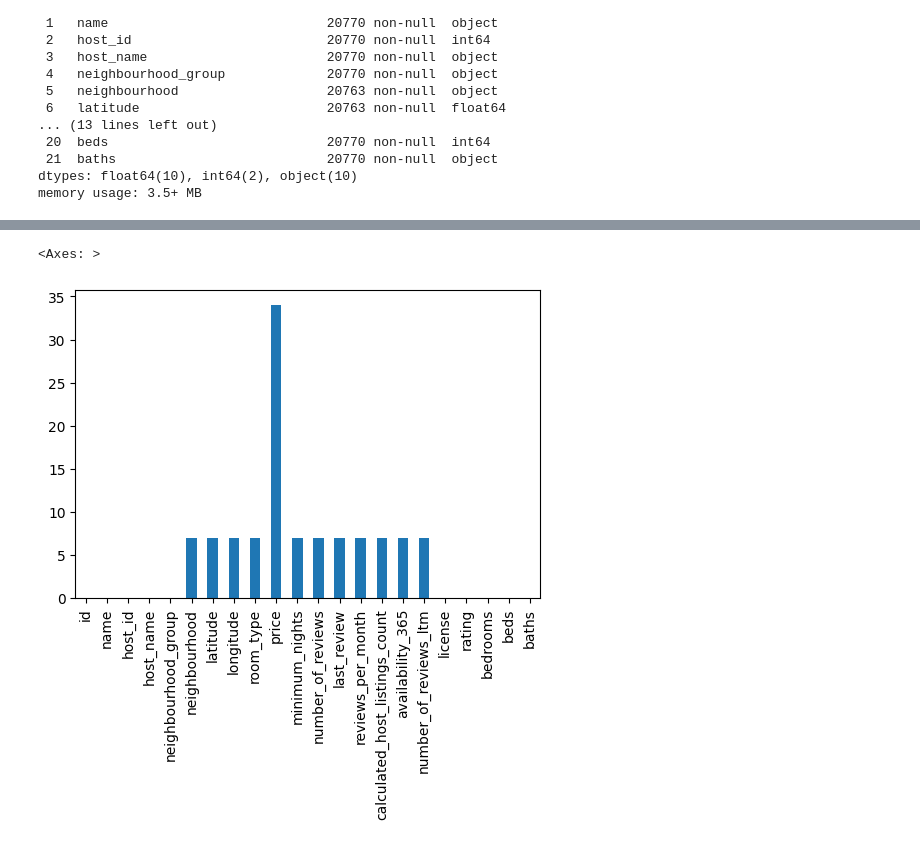
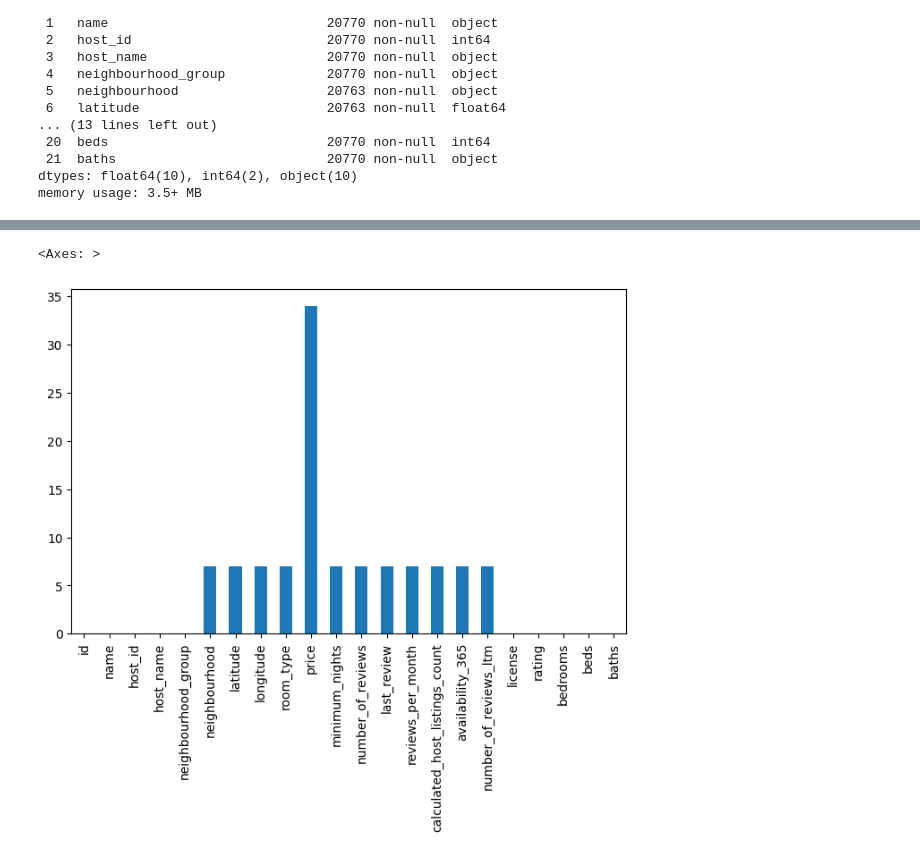
Before and after one commit to Vanshaj14Mohan/Airbnb-NYC-Project, a Jupyter notebook: Files/main.ipynb, the cells around one changed output, grey strips where cells are left out. Drawn from its saved outputs; the diff is of its cells as text; code cells hidden in the pictures.

```diff
--- a/Files/main.ipynb
+++ b/Files/main.ipynb
@@ -66,7 +87,7 @@ df.shape
 # %%
-#Checking for any missing values
-df.isnull().sum().plot(kind="bar", figsize=(6,4))
+#Checking for any missing values via a diagram
+df.isnull().sum().plot(kind="bar", figsize=(8,5))
 # if we have missing data in column it will be shown in the bar chart, if there is no missing data, the bar chart will be empty.
 # %% [output]
 <Axes: >
-[figure, old version]
+[figure, new version]
```
Also changed, not shown: parts of 3 cells of this notebook.
